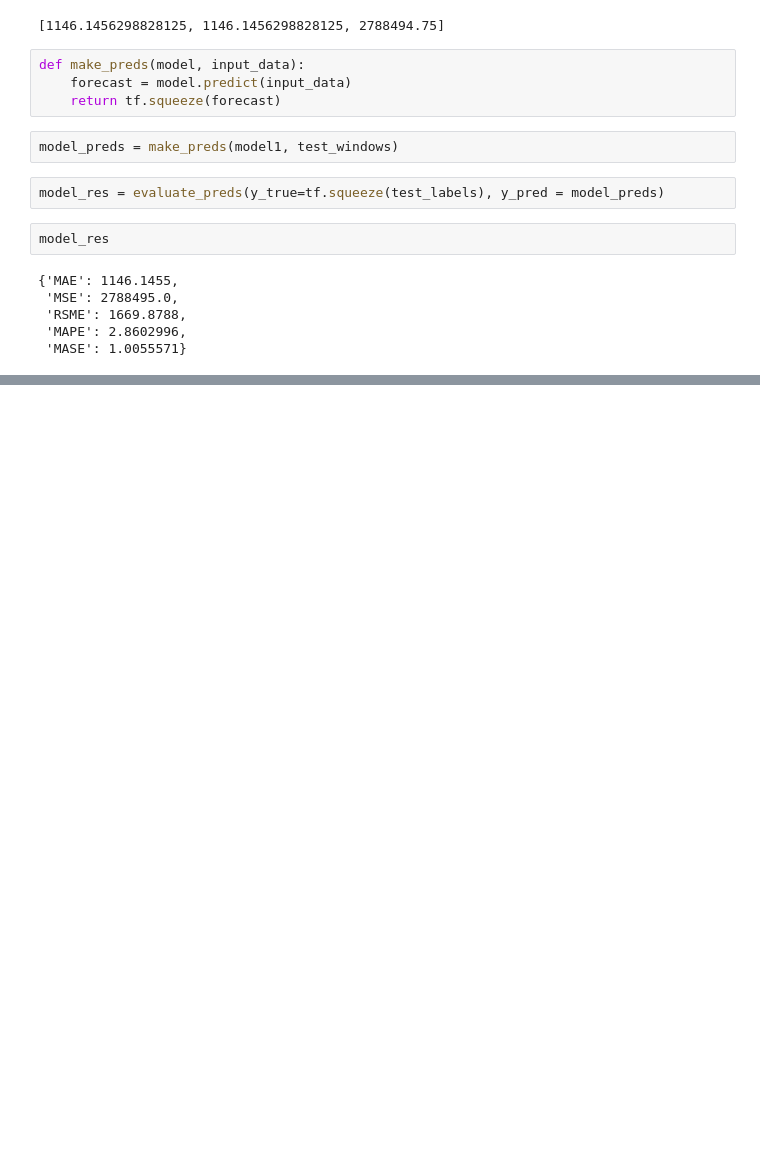
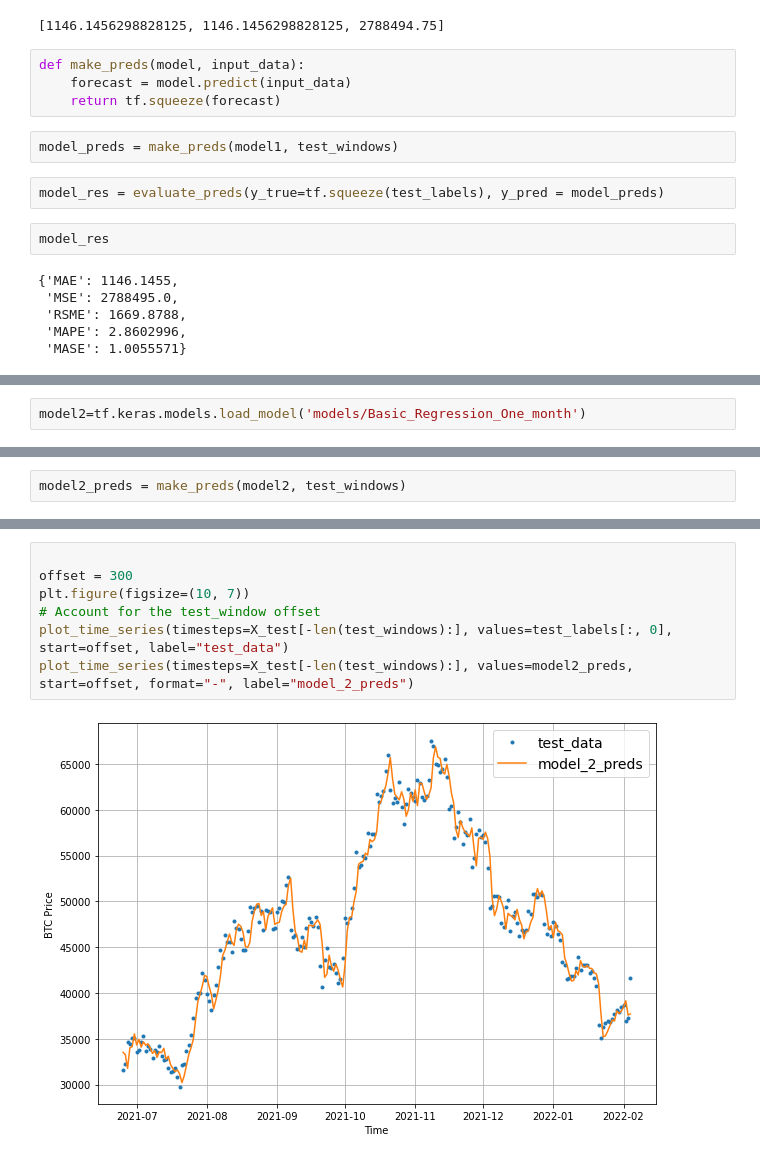
Before and after one commit to alexandreLamarre/tf-lstm, a Jupyter notebook: time_series/btc_predict.ipynb, the cells around one changed output, grey strips where cells are left out. Saved outputs shown, nothing was run; the diff lists cells and outputs as text; blank space fills up the shorter version.

```diff
--- a/time_series/btc_predict.ipynb
+++ b/time_series/btc_predict.ipynb
@@ -313,0 +385,2 @@ model_res
+# %%
+model2=tf.keras.models.load_model('models/Basic_Regression_One_month')
@@ -313,0 +392,2 @@ model_res
+# %%
+model2_preds = make_preds(model2, test_windows)
@@ -313,0 +404,9 @@ model_res
+# %%
+
+offset = 300
+plt.figure(figsize=(10, 7))
+# Account for the test_window offset
+plot_time_series(timesteps=X_test[-len(test_windows):], values=test_labels[:, 0], start=offset, label="test_data")
+plot_time_series(timesteps=X_test[-len(test_windows):], values=model2_preds, start=offset, format="-", label="model_2_preds")
+# %% [output]
+[figure, added]
```
Also changed, not shown: parts of 78 cells of this notebook.
